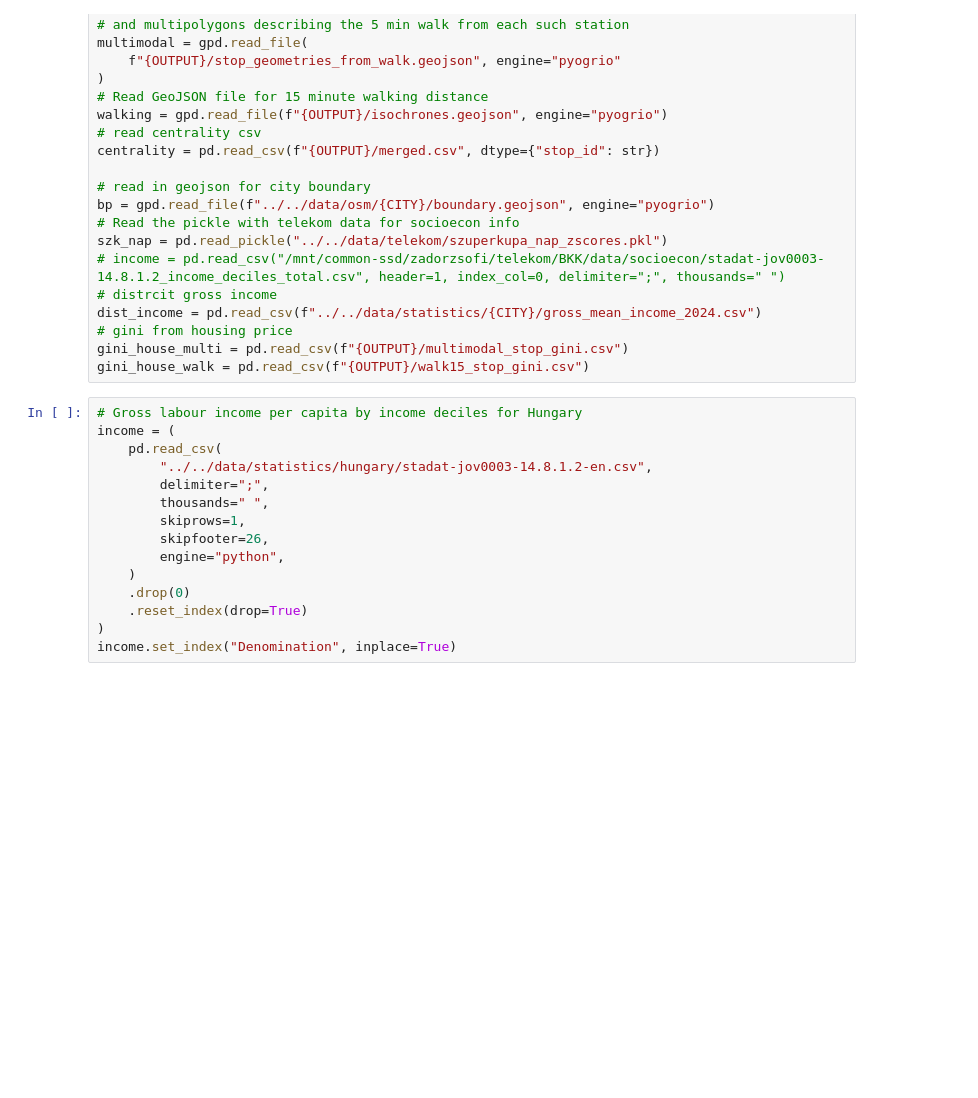
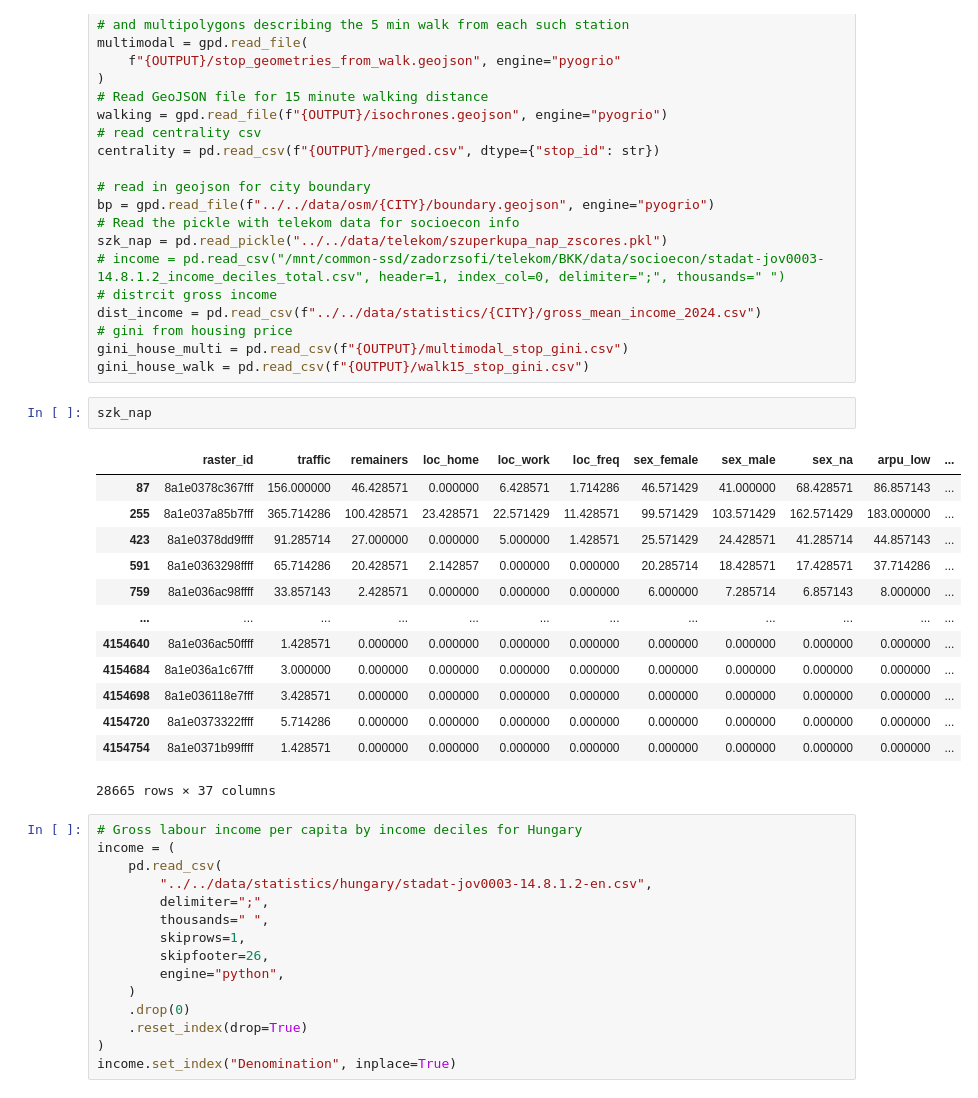
Before and after one commit to ANETILab/stop_accessibility, a Jupyter notebook: notebooks/zsofi/Budapest.ipynb, the cells around one changed output. Saved outputs shown, nothing was run; the diff lists cells and outputs as text; blank space fills up the shorter version.

```diff
--- a/notebooks/zsofi/Budapest.ipynb
+++ b/notebooks/zsofi/Budapest.ipynb
@@ -36,6 +34,22 @@ dist_income = pd.read_csv(f"../../data/statistics/{CITY}/gross_mean_income_2024.
 # gini from housing price
 gini_house_multi = pd.read_csv(f"{OUTPUT}/multimodal_stop_gini.csv")
 gini_house_walk = pd.read_csv(f"{OUTPUT}/walk15_stop_gini.csv")
+# %%
+szk_nap
+# %% [output]
+|  | raster_id | traffic | remainers | loc_home | loc_work | loc_freq | sex_female | sex_male | sex_na | arpu_low | ... |
+| 87 | 8a1e0378c367fff | 156.000000 | 46.428571 | 0.000000 | 6.428571 | 1.714286 | 46.571429 | 41.000000 | 68.428571 | 86.857143 | ... |
+| 255 | 8a1e037a85b7fff | 365.714286 | 100.428571 | 23.428571 | 22.571429 | 11.428571 | 99.571429 | 103.571429 | 162.571429 | 183.000000 | ... |
+| 423 | 8a1e0378dd9ffff | 91.285714 | 27.000000 | 0.000000 | 5.000000 | 1.428571 | 25.571429 | 24.428571 | 41.285714 | 44.857143 | ... |
+| 591 | 8a1e0363298ffff | 65.714286 | 20.428571 | 2.142857 | 0.000000 | 0.000000 | 20.285714 | 18.428571 | 17.428571 | 37.714286 | ... |
+| 759 | 8a1e036ac98ffff | 33.857143 | 2.428571 | 0.000000 | 0.000000 | 0.000000 | 6.000000 | 7.285714 | 6.857143 | 8.000000 | ... |
+| ... | ... | ... | ... | ... | ... | ... | ... | ... | ... | ... | ... |
+| 4154640 | 8a1e036ac50ffff | 1.428571 | 0.000000 | 0.000000 | 0.000000 | 0.000000 | 0.000000 | 0.000000 | 0.000000 | 0.000000 | ... |
+| 4154684 | 8a1e036a1c67fff | 3.000000 | 0.000000 | 0.000000 | 0.000000 | 0.000000 | 0.000000 | 0.000000 | 0.000000 | 0.000000 | ... |
+| 4154698 | 8a1e036118e7fff | 3.428571 | 0.000000 | 0.000000 | 0.000000 | 0.000000 | 0.000000 | 0.000000 | 0.000000 | 0.000000 | ... |
+| 4154720 | 8a1e0373322ffff | 5.714286 | 0.000000 | 0.000000 | 0.000000 | 0.000000 | 0.000000 | 0.000000 | 0.000000 | 0.000000 | ... |
+| 4154754 | 8a1e0371b99ffff | 1.428571 | 0.000000 | 0.000000 | 0.000000 | 0.000000 | 0.000000 | 0.000000 | 0.000000 | 0.000000 | ... |
+28665 rows × 37 columns
 # %%
 # Gross labour income per capita by income deciles for Hungary
 income = (
```
Also changed, not shown: parts of 12 cells of this notebook.
